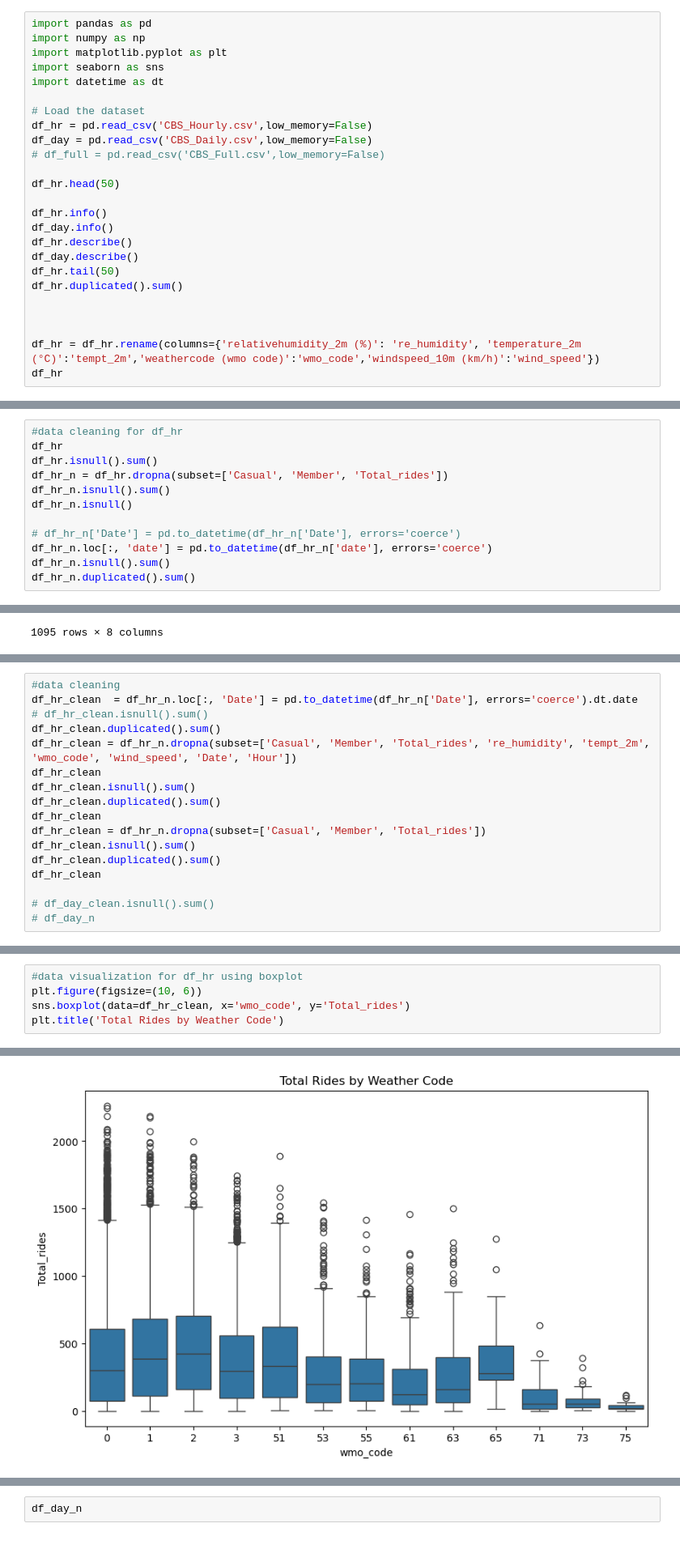
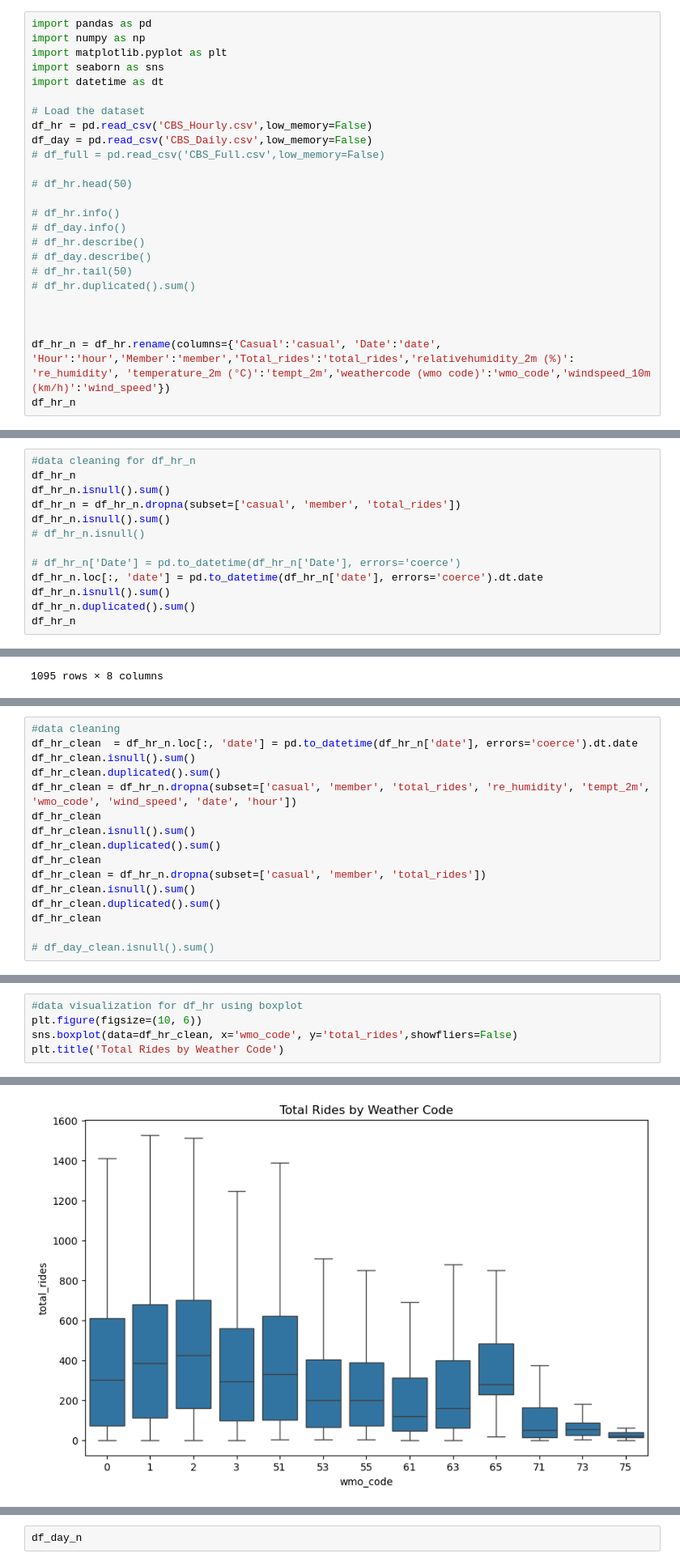
Before and after one commit to bbhatta10/Capital-Bike-Share, a Jupyter notebook: CapitalBikeShare.ipynb, the cells around one changed output, grey strips where cells are left out. Shown at 81% size. Drawn from its saved outputs; the diff is of its cells as text.

```diff
--- a/CapitalBikeShare.ipynb
+++ b/CapitalBikeShare.ipynb
@@ -12,17 +12,17 @@ df_hr = pd.read_csv('CBS_Hourly.csv',low_memory=False)
 df_day = pd.read_csv('CBS_Daily.csv',low_memory=False)
 # df_full = pd.read_csv('CBS_Full.csv',low_memory=False)
 
-df_hr.head(50)
+# df_hr.head(50)
 
-df_hr.info()
-df_day.info()
-df_hr.describe()
-df_day.describe()
-df_hr.tail(50)
-df_hr.duplicated().sum()
+# df_hr.info()
+# df_day.info()
+# df_hr.describe()
+# df_day.describe()
+# df_hr.tail(50)
+# df_hr.duplicated().sum()
 
 
 
-df_hr = df_hr.rename(columns={'relativehumidity_2m (%)': 're_humidity', 'temperature_2m (°C)':'tempt_2m','weathercode (wmo code)':'wmo_code','windspeed_10m (km/h)':'wind_speed'})
-df_hr
+df_hr_n = df_hr.rename(columns={'Casual':'casual', 'Date':'date',	'Hour':'hour','Member':'member','Total_rides':'total_rides','relativehumidity_2m (%)': 're_humidity', 'temperature_2m (°C)':'tempt_2m','weathercode (wmo code)':'wmo_code','windspeed_10m (km/h)':'wind_speed'})
+df_hr_n
 # %% [output]
@@ -59,13 +42,14 @@ memory usage: 68.6+ KB
 # %%
-#data cleaning for df_hr
-df_hr
-df_hr.isnull().sum()
-df_hr_n = df_hr.dropna(subset=['Casual', 'Member', 'Total_rides'])
+#data cleaning for df_hr_n
+df_hr_n
 df_hr_n.isnull().sum()
-df_hr_n.isnull()
+df_hr_n = df_hr_n.dropna(subset=['casual', 'member', 'total_rides'])
+df_hr_n.isnull().sum()
+# df_hr_n.isnull()
 
 # df_hr_n['Date'] = pd.to_datetime(df_hr_n['Date'], errors='coerce')
-df_hr_n.loc[:, 'date'] = pd.to_datetime(df_hr_n['date'], errors='coerce')
+df_hr_n.loc[:, 'date'] = pd.to_datetime(df_hr_n['date'], errors='coerce').dt.date
 df_hr_n.isnull().sum()
 df_hr_n.duplicated().sum()
+df_hr_n
 # %% [output]
@@ -137,18 +214,17 @@ AttributeError: module 'seaborn' has no attribute 'histplotslots'
 # %%
 #data cleaning
-df_hr_clean  = df_hr_n.loc[:, 'Date'] = pd.to_datetime(df_hr_n['Date'], errors='coerce').dt.date
-# df_hr_clean.isnull().sum()
+df_hr_clean  = df_hr_n.loc[:, 'date'] = pd.to_datetime(df_hr_n['date'], errors='coerce').dt.date
+df_hr_clean.isnull().sum()
 df_hr_clean.duplicated().sum()
-df_hr_clean = df_hr_n.dropna(subset=['Casual', 'Member', 'Total_rides', 're_humidity', 'tempt_2m', 'wmo_code', 'wind_speed', 'Date', 'Hour'])
+df_hr_clean = df_hr_n.dropna(subset=['casual', 'member', 'total_rides', 're_humidity', 'tempt_2m', 'wmo_code', 'wind_speed', 'date', 'hour'])
 df_hr_clean
 df_hr_clean.isnull().sum()
 df_hr_clean.duplicated().sum()
 df_hr_clean
-df_hr_clean = df_hr_n.dropna(subset=['Casual', 'Member', 'Total_rides'])
+df_hr_clean = df_hr_n.dropna(subset=['casual', 'member', 'total_rides'])
 df_hr_clean.isnull().sum()
 df_hr_clean.duplicated().sum()
 df_hr_clean
 
 # df_day_clean.isnull().sum()
-# df_day_n
 # %% [output]
@@ -189,8 +244,8 @@ Hourley data:
 # %%
 #data visualization for df_hr using boxplot
 plt.figure(figsize=(10, 6))
-sns.boxplot(data=df_hr_clean, x='wmo_code', y='Total_rides')
+sns.boxplot(data=df_hr_clean, x='wmo_code', y='total_rides',showfliers=False)
 plt.title('Total Rides by Weather Code')
 # %% [output]
 Text(0.5, 1.0, 'Total Rides by Weather Code')
-[figure, old version]
+[figure, new version]
```
Also changed, not shown: parts of 19 cells of this notebook.
